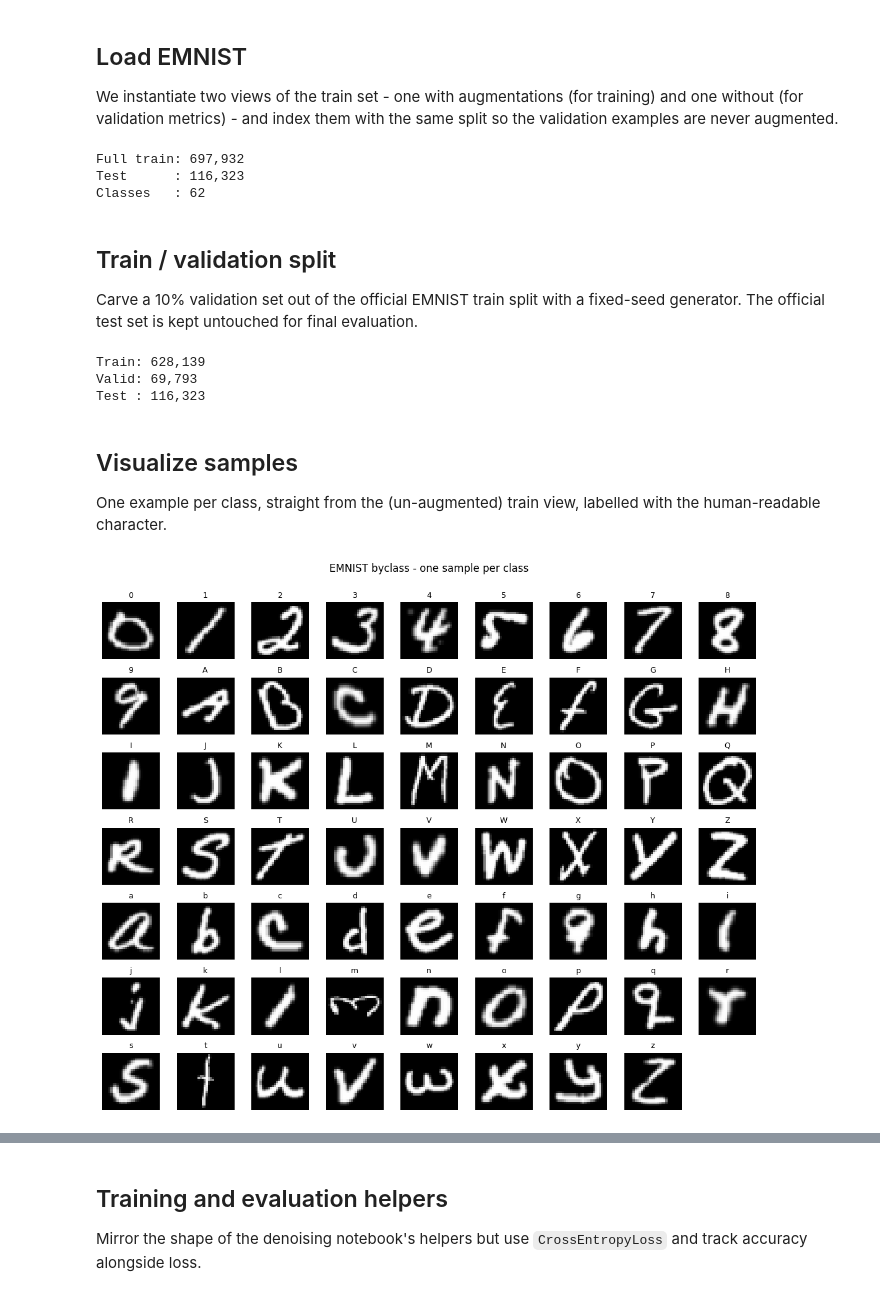
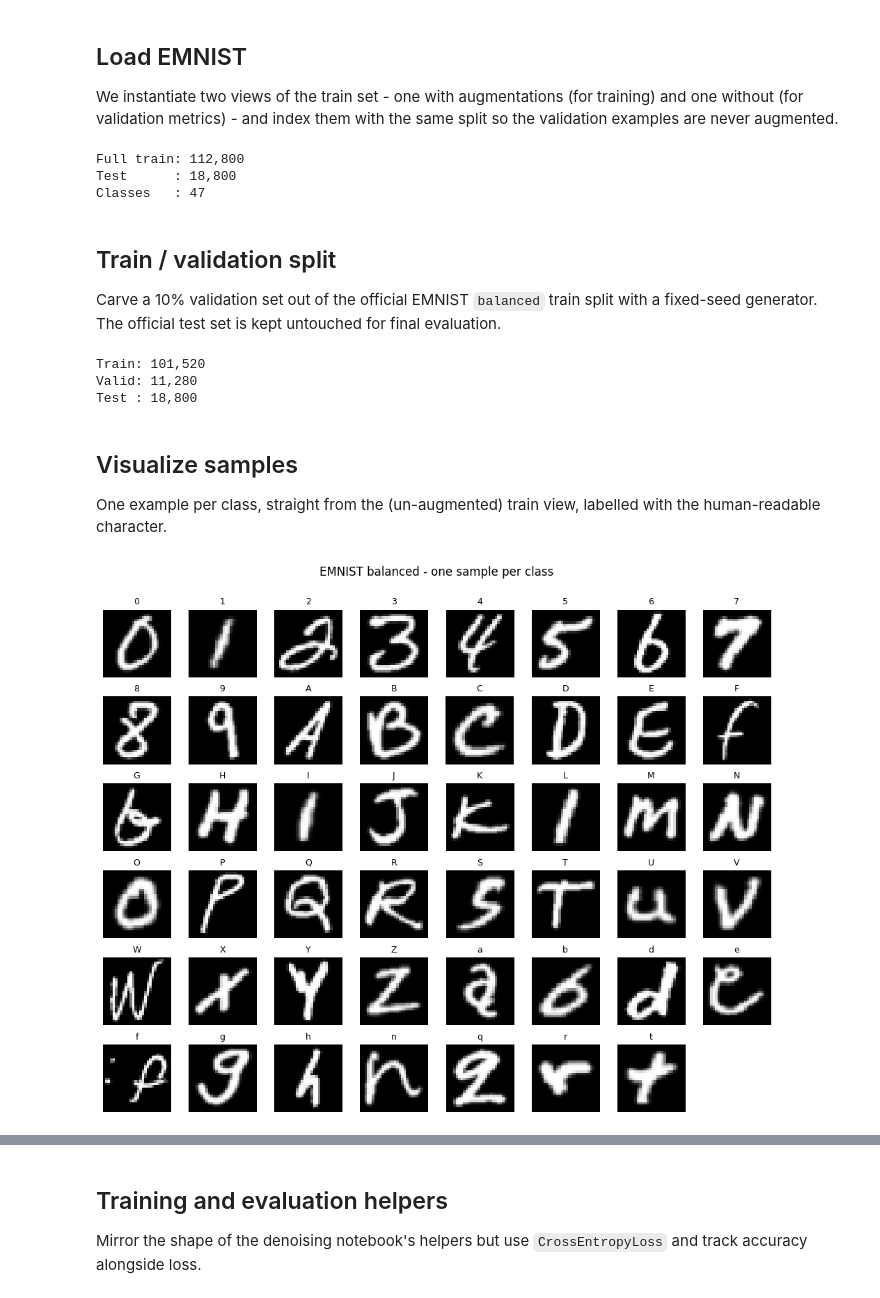
Before and after one commit to laharigandrapu11/crisp, a Jupyter notebook: stage1_ocr/recognition/train_recognition_cnn.ipynb, the cells around one changed output, grey strips where cells are left out. Drawn from its saved outputs; the diff is of its cells as text; code cells hidden in the pictures.

```diff
--- a/stage1_ocr/recognition/train_recognition_cnn.ipynb
+++ b/stage1_ocr/recognition/train_recognition_cnn.ipynb
@@ -86,12 +88,13 @@ EMNIST `byclass` has 62 classes in the order `0-9`, `A-Z`, `a-z`. `LABEL_MAP[i]`
 # %%
-NUM_CLASSES = 62
-LABEL_MAP = (
-    [str(d) for d in range(10)]
-    + [chr(ord("A") + i) for i in range(26)]
-    + [chr(ord("a") + i) for i in range(26)]
-)
-assert len(LABEL_MAP) == NUM_CLASSES
+import string
 
+_MERGED_LOWERCASE = {"c", "i", "j", "k", "l", "m", "o", "p", "s", "u", "v", "w", "x", "y", "z"}
+_ALL_CLASSES = set(string.digits + string.ascii_letters)
+LABEL_MAP = sorted(_ALL_CLASSES - _MERGED_LOWERCASE)
+NUM_CLASSES = len(LABEL_MAP)
+assert NUM_CLASSES == 47
+
+print(f"NUM_CLASSES: {NUM_CLASSES}")
 print("First 15 classes :", LABEL_MAP[:15])
 print("Last  15 classes :", LABEL_MAP[-15:])
 # %% [output]
@@ -138,29 +142,33 @@ eval_transform = build_transforms(augment=False)
 We instantiate two views of the train set - one with augmentations (for training) and one without (for validation metrics) - and index them with the same split so the validation examples are never augmented.
 # %%
 full_train_aug = EMNIST(
-    root=str(DATA_DIR), split="byclass", train=True, download=True,
+    root=str(DATA_DIR), split="balanced", train=True, download=True,
     transform=train_transform,
 )
 full_train_eval = EMNIST(
-    root=str(DATA_DIR), split="byclass", train=True, download=True,
+    root=str(DATA_DIR), split="balanced", train=True, download=True,
     transform=eval_transform,
 )
 test_set = EMNIST(
-    root=str(DATA_DIR), split="byclass", train=False, download=True,
+    root=str(DATA_DIR), split="balanced", train=False, download=True,
     transform=eval_transform,
+)
+
+assert list(full_train_aug.classes) == LABEL_MAP, (
+    "torchvision's EMNIST `balanced` class order must match LABEL_MAP"
 )
 
 print(f"Full train: {len(full_train_aug):,}")
 print(f"Test      : {len(test_set):,}")
 print(f"Classes   : {NUM_CLASSES}")
 # %% [output]
-Full train: 697,932
-Test      : 116,323
-Classes   : 62
+Full train: 112,800
+Test      : 18,800
+Classes   : 47
 # %% [markdown]
 ## Train / validation split
 
-Carve a 10% validation set out of the official EMNIST train split with a fixed-seed generator. The official test set is kept untouched for final evaluation.
+Carve a 10% validation set out of the official EMNIST `balanced` train split with a fixed-seed generator. The official test set is kept untouched for final evaluation.
 # %%
 VAL_FRACTION = 0.1
 
@@ -180,9 +188,9 @@ print(f"Train: {len(train_subset):,}")
 print(f"Valid: {len(val_subset):,}")
 print(f"Test : {len(test_set):,}")
 # %% [output]
-Train: 628,139
-Valid: 69,793
-Test : 116,323
+Train: 101,520
+Valid: 11,280
+Test : 18,800
 # %% [markdown]
 ## Visualize samples
 
@@ -190,27 +198,27 @@ One example per class, straight from the (un-augmented) train view, labelled wit
 # %%
 train_targets = np.array(full_train_eval.targets)
 class_to_index: dict[int, int] = {}
 for idx, y in enumerate(train_targets):
     y = int(y)
     if y not in class_to_index:
         class_to_index[y] = idx
         if len(class_to_index) == NUM_CLASSES:
             break
 
-fig, axes = plt.subplots(7, 9, figsize=(11, 9))
+fig, axes = plt.subplots(6, 8, figsize=(10, 8))
 axes = axes.flatten()
 for cls in range(NUM_CLASSES):
     img, label = full_train_eval[class_to_index[cls]]
     axes[cls].imshow(img.squeeze().numpy(), cmap="gray")
     axes[cls].set_title(f"{LABEL_MAP[label]}", fontsize=9)
     axes[cls].axis("off")
 for ax in axes[NUM_CLASSES:]:
     ax.axis("off")
-plt.suptitle("EMNIST byclass - one sample per class", y=1.0)
+plt.suptitle("EMNIST balanced - one sample per class", y=1.0)
 plt.tight_layout()
 plt.show()
 # %% [output]
-[figure, old version]
+[figure, new version]
 # %% [markdown]
 ## Class weights
 
```
Also changed, not shown: parts of 20 cells of this notebook, 1 other file.
